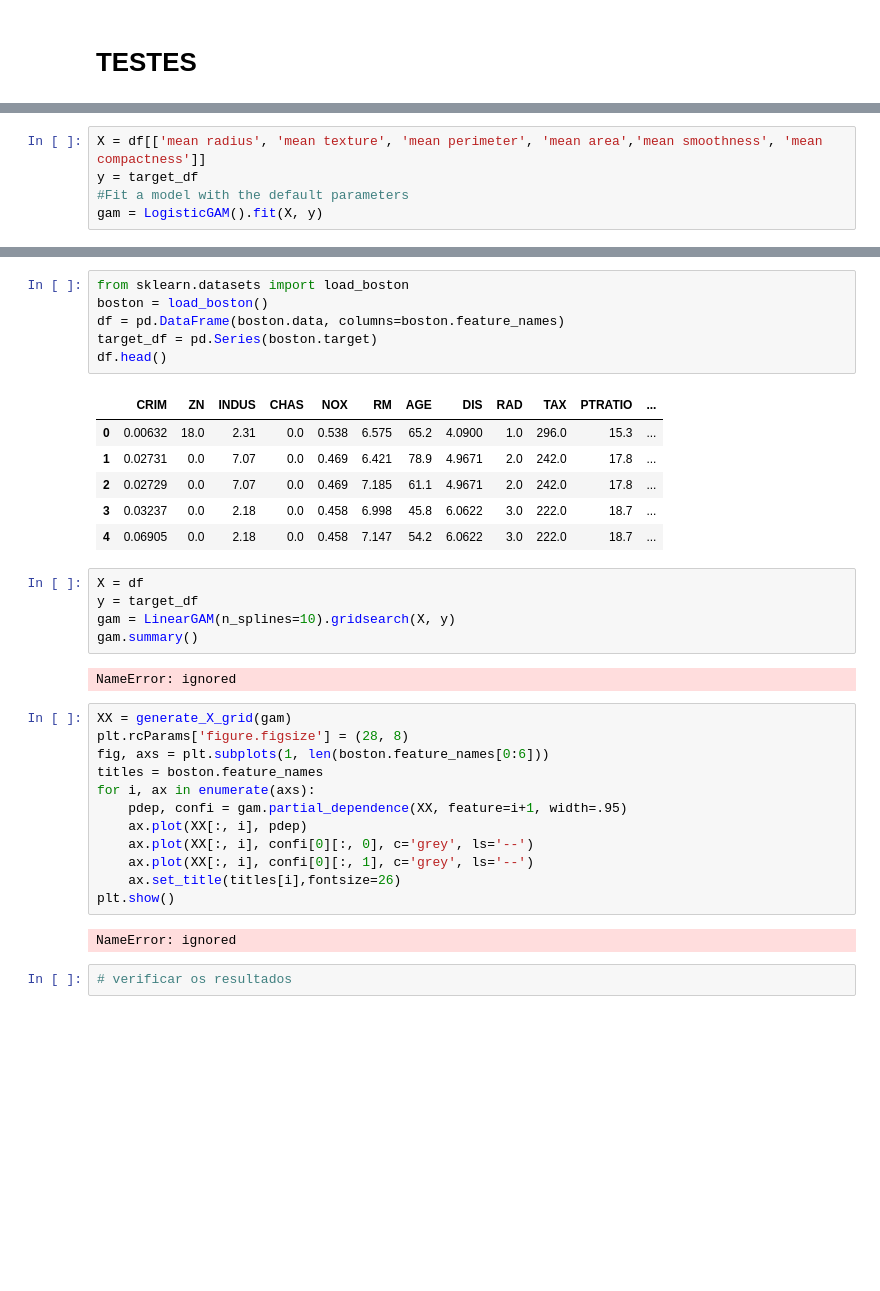
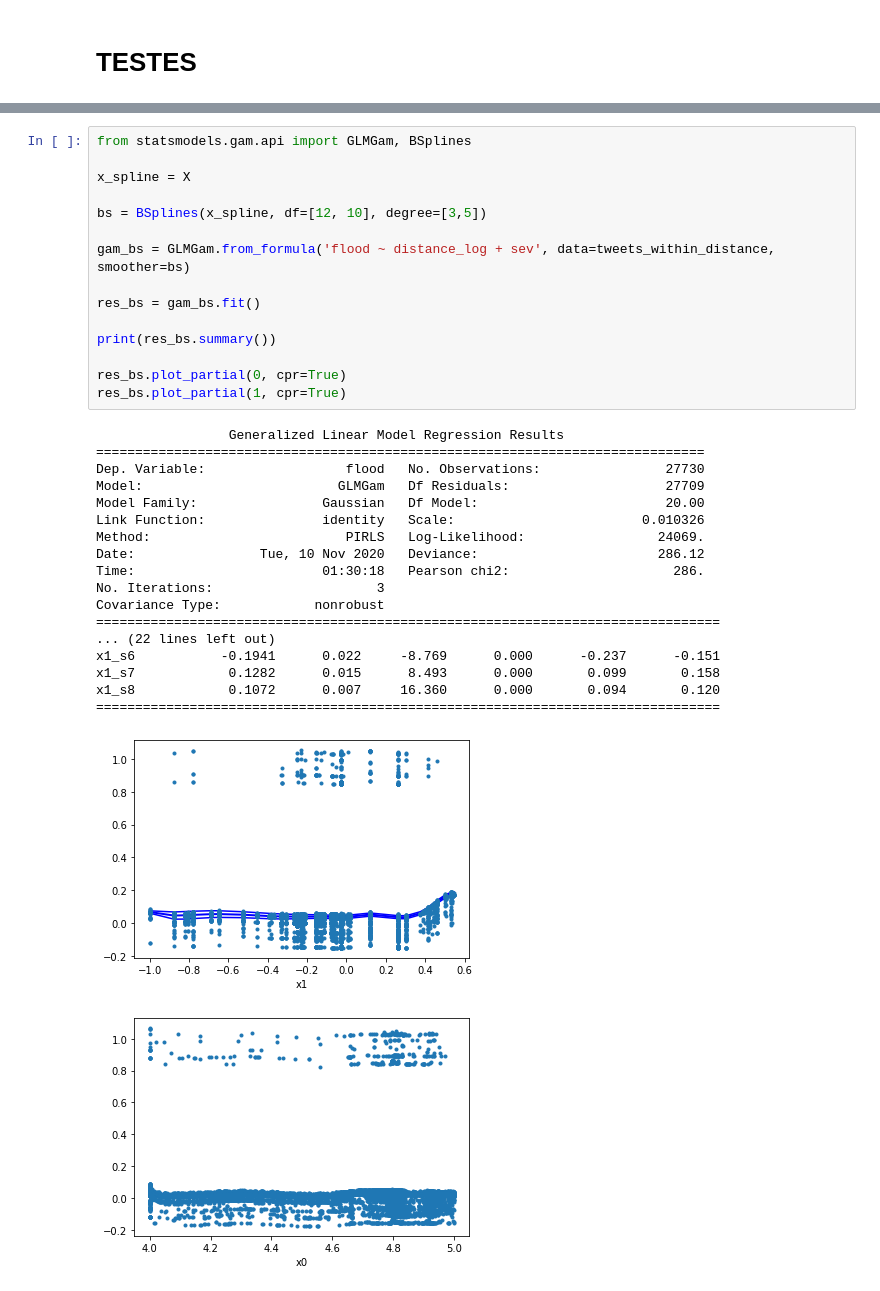
Before and after one commit to ThazSobral/tcc, a Jupyter notebook: geographic_distance_tecnique.ipynb, the cells around one changed output, grey strips where cells are left out. Cells and saved outputs as stored; diff of their text form; blank space fills up the shorter version.

```diff
--- a/geographic_distance_tecnique.ipynb
+++ b/geographic_distance_tecnique.ipynb
@@ -518,5 +538,0 @@ df.describe()
-# %%
-X = df[['mean radius', 'mean texture', 'mean perimeter', 'mean area','mean smoothness', 'mean compactness']]
-y = target_df
-#Fit a model with the default parameters
-gam = LogisticGAM().fit(X, y)
@@ -589,36 +539,35 @@ AttributeError: ignored
-# %%
-from sklearn.datasets import load_boston
-boston = load_boston()
-df = pd.DataFrame(boston.data, columns=boston.feature_names)
-target_df = pd.Series(boston.target)
-df.head()
-# %% [output]
-|  | CRIM | ZN | INDUS | CHAS | NOX | RM | AGE | DIS | RAD | TAX | PTRATIO | ... |
-| 0 | 0.00632 | 18.0 | 2.31 | 0.0 | 0.538 | 6.575 | 65.2 | 4.0900 | 1.0 | 296.0 | 15.3 | ... |
-| 1 | 0.02731 | 0.0 | 7.07 | 0.0 | 0.469 | 6.421 | 78.9 | 4.9671 | 2.0 | 242.0 | 17.8 | ... |
-| 2 | 0.02729 | 0.0 | 7.07 | 0.0 | 0.469 | 7.185 | 61.1 | 4.9671 | 2.0 | 242.0 | 17.8 | ... |
-| 3 | 0.03237 | 0.0 | 2.18 | 0.0 | 0.458 | 6.998 | 45.8 | 6.0622 | 3.0 | 222.0 | 18.7 | ... |
-| 4 | 0.06905 | 0.0 | 2.18 | 0.0 | 0.458 | 7.147 | 54.2 | 6.0622 | 3.0 | 222.0 | 18.7 | ... |
-# %%
-X = df
-y = target_df
-gam = LinearGAM(n_splines=10).gridsearch(X, y)
-gam.summary()
-# %% [output]
-NameError: ignored
-# %%
-XX = generate_X_grid(gam)
-plt.rcParams['figure.figsize'] = (28, 8)
-fig, axs = plt.subplots(1, len(boston.feature_names[0:6]))
-titles = boston.feature_names
-for i, ax in enumerate(axs):
-    pdep, confi = gam.partial_dependence(XX, feature=i+1, width=.95)
-    ax.plot(XX[:, i], pdep)
-    ax.plot(XX[:, i], confi[0][:, 0], c='grey', ls='--')
-    ax.plot(XX[:, i], confi[0][:, 1], c='grey', ls='--')
-    ax.set_title(titles[i],fontsize=26)
-plt.show()
-# %% [output]
-NameError: ignored
-# %%
-# verificar os resultados
+# %%
+from statsmodels.gam.api import GLMGam, BSplines
+
+x_spline = X
+
+bs = BSplines(x_spline, df=[12, 10], degree=[3,5])
+
+gam_bs = GLMGam.from_formula('flood ~ distance_log + sev', data=tweets_within_distance, smoother=bs)
+
+res_bs = gam_bs.fit()
+
+print(res_bs.summary())
+
+res_bs.plot_partial(0, cpr=True)
+res_bs.plot_partial(1, cpr=True)
+# %% [output]
+                 Generalized Linear Model Regression Results
+==============================================================================
+Dep. Variable:                  flood   No. Observations:                27730
+Model:                         GLMGam   Df Residuals:                    27709
+Model Family:                Gaussian   Df Model:                        20.00
+Link Function:               identity   Scale:                        0.010326
+Method:                         PIRLS   Log-Likelihood:                 24069.
+Date:                Tue, 10 Nov 2020   Deviance:                       286.12
+Time:                        01:30:18   Pearson chi2:                     286.
+No. Iterations:                     3
+Covariance Type:            nonrobust
+================================================================================
+... (22 lines left out)
+x1_s6           -0.1941      0.022     -8.769      0.000      -0.237      -0.151
+x1_s7            0.1282      0.015      8.493      0.000       0.099       0.158
+x1_s8            0.1072      0.007     16.360      0.000       0.094       0.120
+================================================================================
+[figure, added]
+[figure, added]
```
Also changed, not shown: parts of 40 cells of this notebook.
